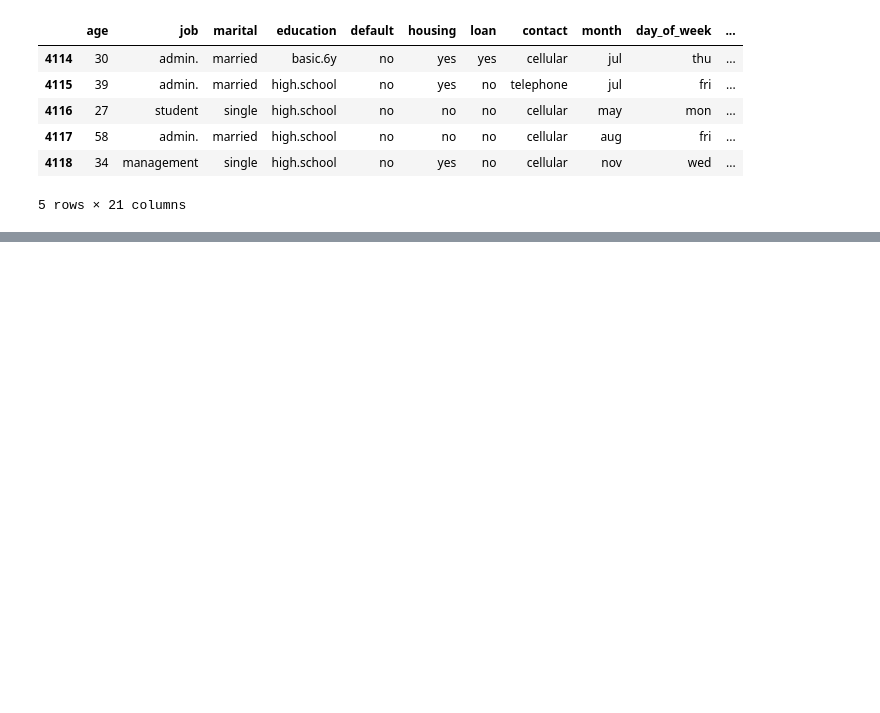
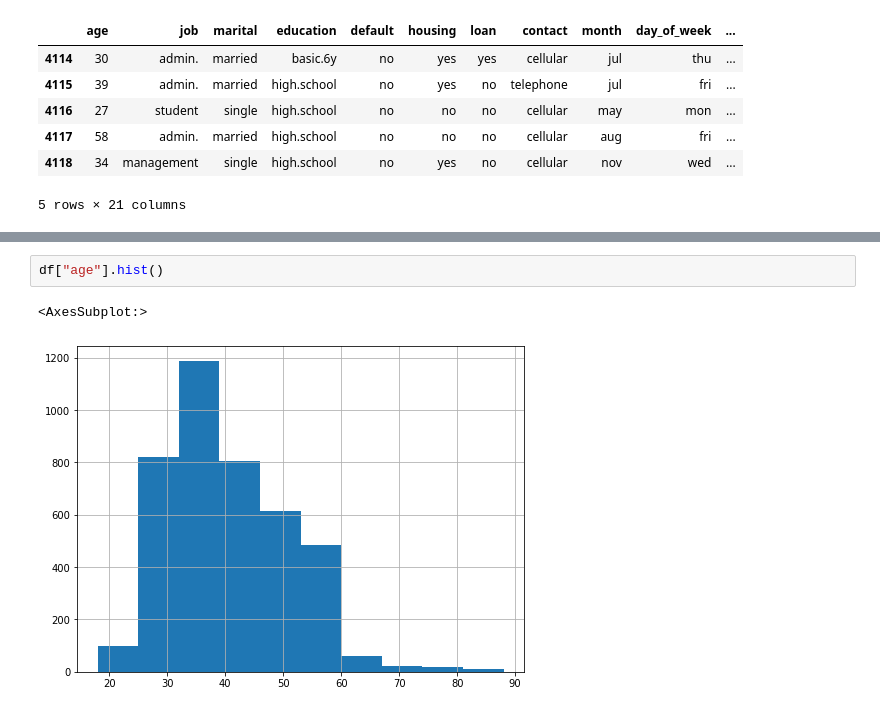
Before and after one commit to Manoharjha333/EDA, a Jupyter notebook: bank_eda.ipynb, the cells around one changed output, grey strips where cells are left out. Saved outputs shown, nothing was run; the diff lists cells and outputs as text; blank space fills up the shorter version.

```diff
--- a/bank_eda.ipynb
+++ b/bank_eda.ipynb
@@ -37,0 +232,5 @@ df.tail()
+# %%
+df["age"].hist()
+# %% [output]
+<AxesSubplot:>
+[figure, added]
```
Also changed, not shown: parts of 25 cells of this notebook.
